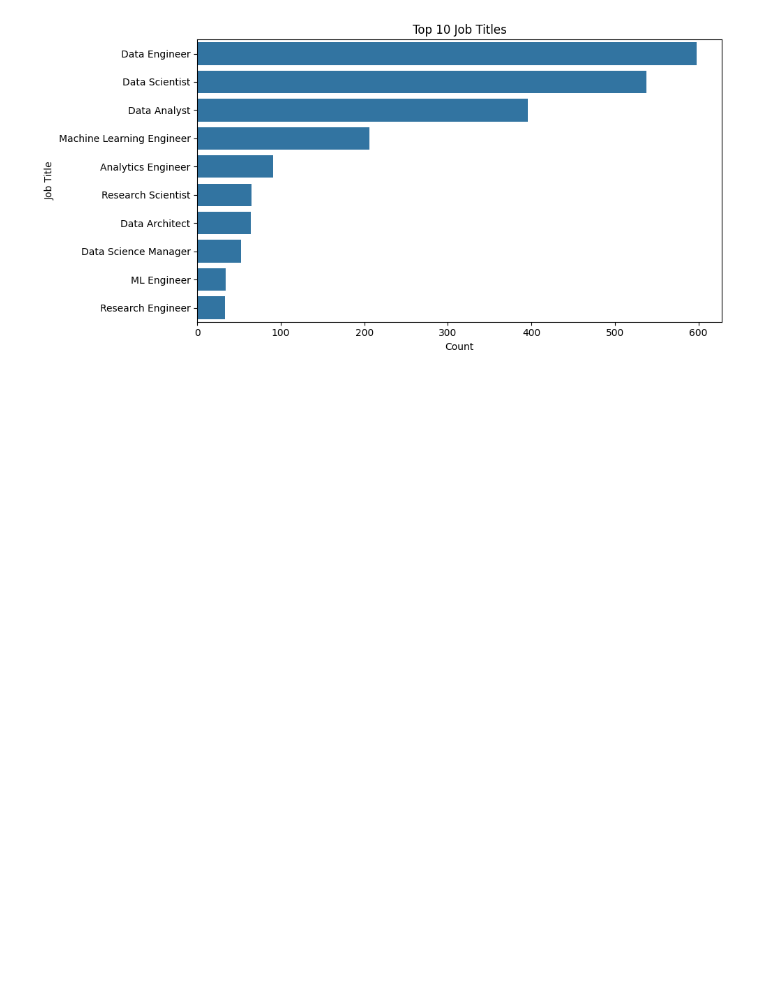
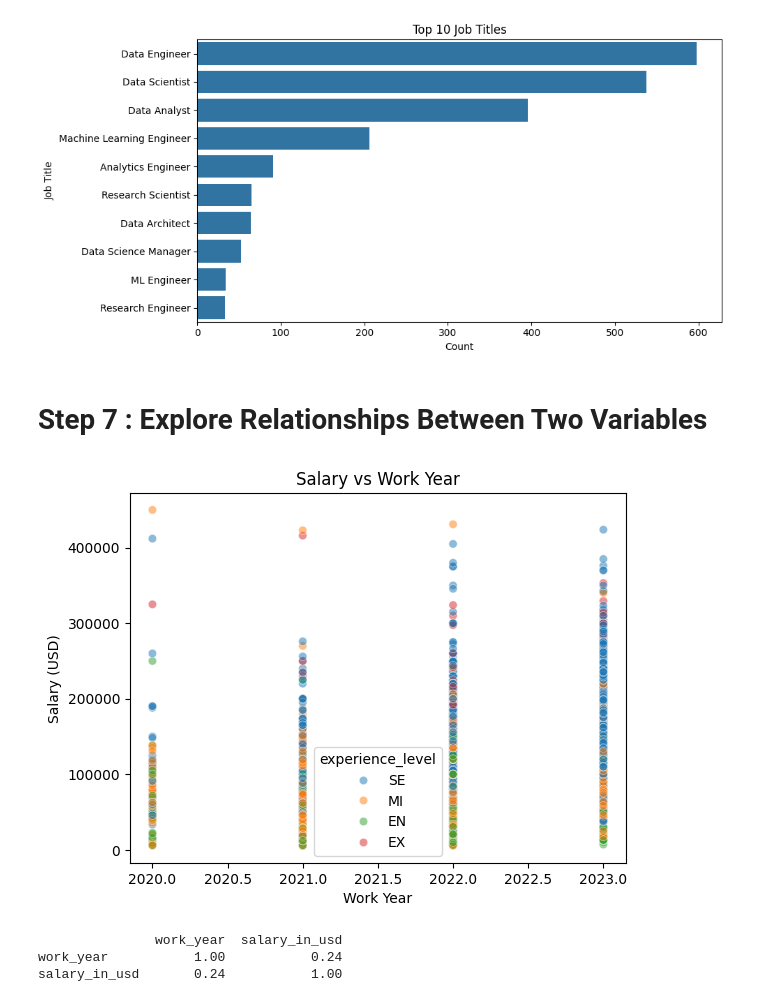
Before and after one commit to aelaraby6/Salary-Predictor, a Jupyter notebook: notebooks/eda.ipynb, the cells around one changed output. Cells and saved outputs as stored; diff of their text form; code cells hidden in the pictures; blank space fills up the shorter version.

Commit message:
feat: complete salary EDA notebook

```diff
--- a/notebooks/eda.ipynb
+++ b/notebooks/eda.ipynb
@@ -421,3 +421,28 @@ plt.tight_layout()
 plt.show()
 # %% [output]
 [figure]
+# %% [markdown]
+# Step 7 : Explore Relationships Between Two Variables
+# %%
+# Scatter Plot
+
+sns.scatterplot(
+    data=df,
+    x="work_year",
+    y="salary_in_usd",
+    hue="experience_level",
+    alpha=0.5
+)
+
+plt.title("Salary vs Work Year")
+plt.xlabel("Work Year")
+plt.ylabel("Salary (USD)")
+plt.show()
+
+# Correlation coefficient
+print(df[["work_year", "salary_in_usd"]].corr().round(2))
+# %% [output]
+[figure, added]
+               work_year  salary_in_usd
+work_year           1.00           0.24
+salary_in_usd       0.24           1.00
```
Also changed, not shown: parts of 13 cells of this notebook.
